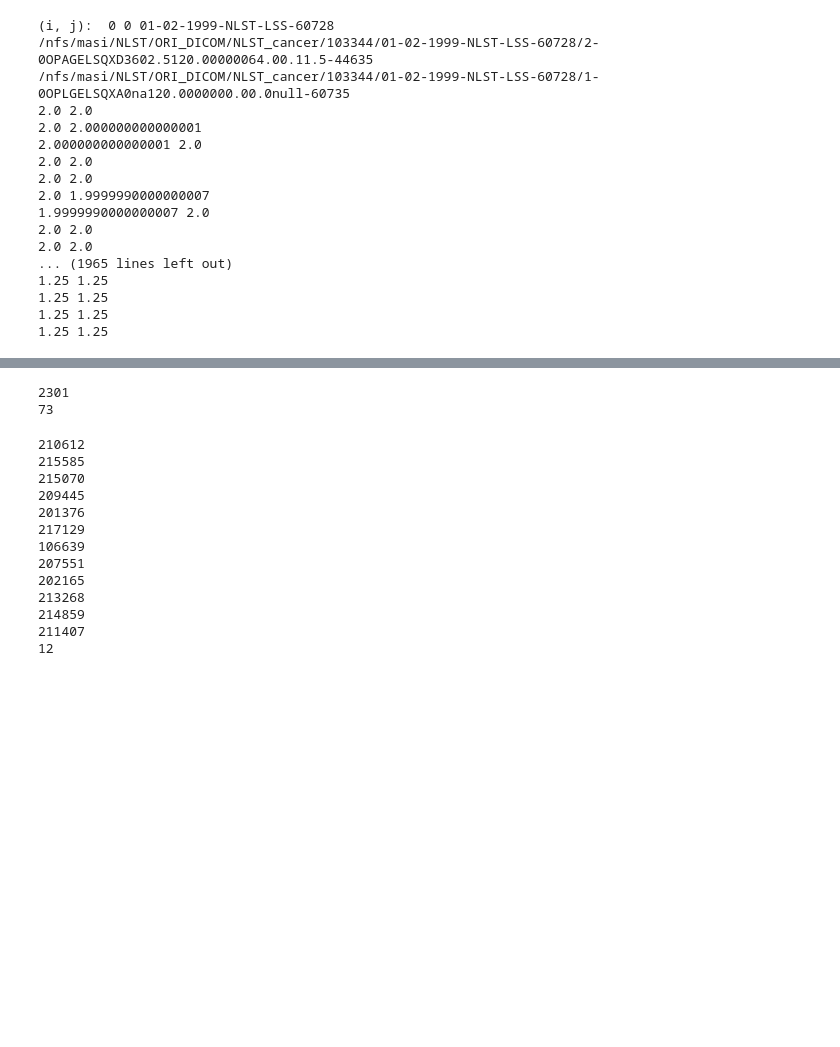
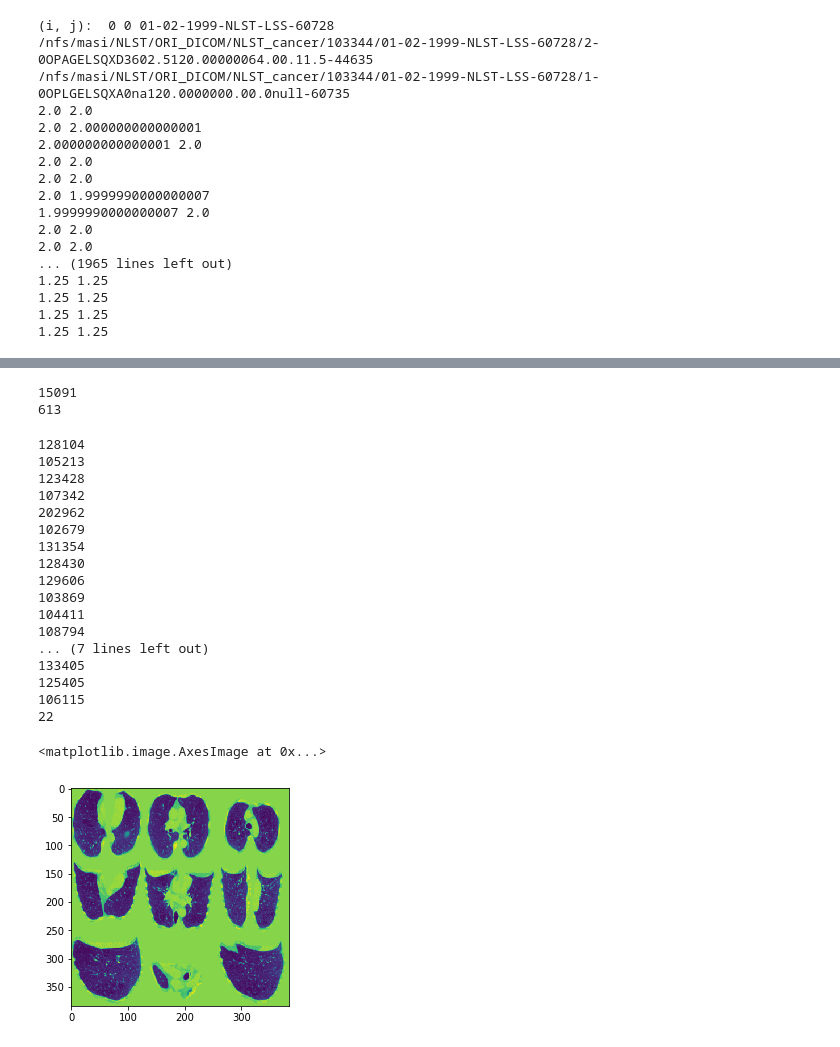
Before and after one commit to MASILab/QA_tool, a Jupyter notebook: debug.ipynb, the cells around one changed output, grey strips where cells are left out. Cells and saved outputs as stored; diff of their text form; code cells hidden in the pictures; blank space fills up the shorter version.

```diff
--- a/debug.ipynb
+++ b/debug.ipynb
@@ -121,8 +122,8 @@ sliceDis_fold_NLST(fold_root, save_csv_path)
 1.25 1.25
 1.25 1.25
 # %%
-df = pd.read_csv('/nfs/masi/NLST/QA_results/20200513/cancer/dicomQA.csv')
-data_root = '/nfs/masi/NLST/ORI_DICOM/NLST_cancer'
+df = pd.read_csv('/nfs/masi/NLST/QA_results/20200513/noncancer/dicomQA.csv')
+data_root = '/nfs/masi/NLST/ORI_DICOM/NLST_nocancer/NLST'
 sess_subj = {}
 data_list = os.listdir(data_root)
 for subj in data_list:
@@ -130,10 +131,10 @@ for subj in data_list:
     for sess in sess_list:
         sess_subj[sess] = subj
 # %%
-df = pd.read_csv('/nfs/masi/NLST/QA_results/20200513/cancer/dicomQA.csv')
+df = pd.read_csv('/nfs/masi/NLST/QA_results/20200513/noncancer/distanceQA.csv')
 subj = []
 for i, item in df.iterrows():
     subj.append(sess_subj[item['sess']])
 df['subj'] = subj
-df.to_csv('/nfs/masi/NLST/QA_results/20200513/cancer/dicomQA.csv')
+df.to_csv('/nfs/masi/NLST/QA_results/20200513/noncancer/distanceQA.csv')
 # %%
@@ -148,14 +149,14 @@ print (len(df))
 # %%
-df = pd.read_csv('/nfs/masi/NLST/QA_results/20200513/cancer/distanceQA.csv')
+df = pd.read_csv('/nfs/masi/NLST/QA_results/20200513/noncancer/distanceQA.csv')
 print (len(df))
 
 df = df.loc[df['distance_check'] == 0]
 print (len(df))
 # %% [output]
-2301
-73
+15091
+613
 # %%
-df = pd.read_csv('/nfs/masi/NLST/QA_results/20200513/cancer/dicomQA.csv')
+df = pd.read_csv('/nfs/masi/NLST/QA_results/20200513/noncancer/dicomQA.csv')
 cnt  = 0
 for i, item in df.iterrows():
     if item['instanceN'] < 20:
@@ -163,16 +164,51 @@ for i, item in df.iterrows():
         cnt += 1
 print (cnt)
 # %% [output]
-210612
-215585
-215070
-209445
-201376
-217129
-106639
-207551
-202165
-213268
-214859
-211407
-12
+128104
+105213
+123428
+107342
+202962
+102679
+131354
+128430
+129606
+103869
+104411
+108794
+... (7 lines left out)
+133405
+125405
+106115
+22
+# %%
+# for QA npy
+from skimage import transform
+npy_root = '/nfs/masi/MCL/DSB_File/prep/24186197235time20160921_clean.npy'
+img = np.load(npy_root)[0]
+img_size  = 128
+img_shape = img.shape
+new_img = np.zeros((3 * img_size, 3 * img_size))
+
+tmp_dim = img_shape[0]
+for i in range(3):
+    tmp_ind = int(tmp_dim / 4 * (i +1))
+    tmp_img = transform.resize(img[tmp_ind, :, :], (img_size, img_size))
+    new_img[: img_size, i * img_size : (i+1) *img_size] = tmp_img
+
+tmp_dim = img_shape[1]
+for i in range(3):
+    tmp_ind = int(tmp_dim / 4 * (i +1))
+    tmp_img = transform.resize(img[:, tmp_ind,  :], (img_size, img_size))
+    new_img[img_size : 2 * img_size, i * img_size : (i+1) *img_size] = tmp_img
+
+tmp_dim = img_shape[2]
+for i in range(3):
+    tmp_ind = int(tmp_dim / 4 * (i +1))
+    tmp_img = transform.resize(img[:,  :, tmp_ind], (img_size, img_size))
+    new_img[2 * img_size : 3 * img_size, i * img_size : (i+1) *img_size] = tmp_img
+
+plt.imshow(new_img)
+# %% [output]
+<matplotlib.image.AxesImage at 0x...>
+[figure, added]
```
Also changed, not shown: parts of 7 cells of this notebook, 10 other files.
